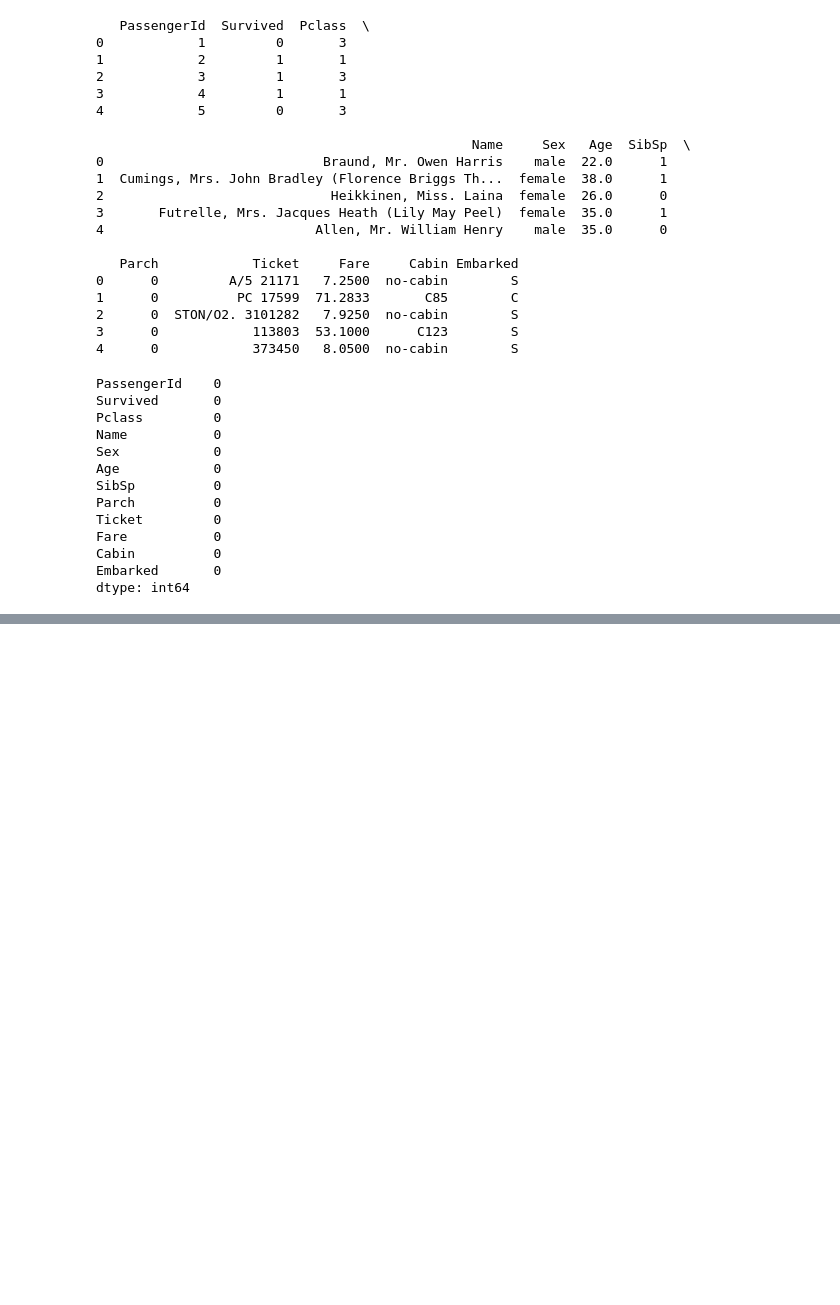
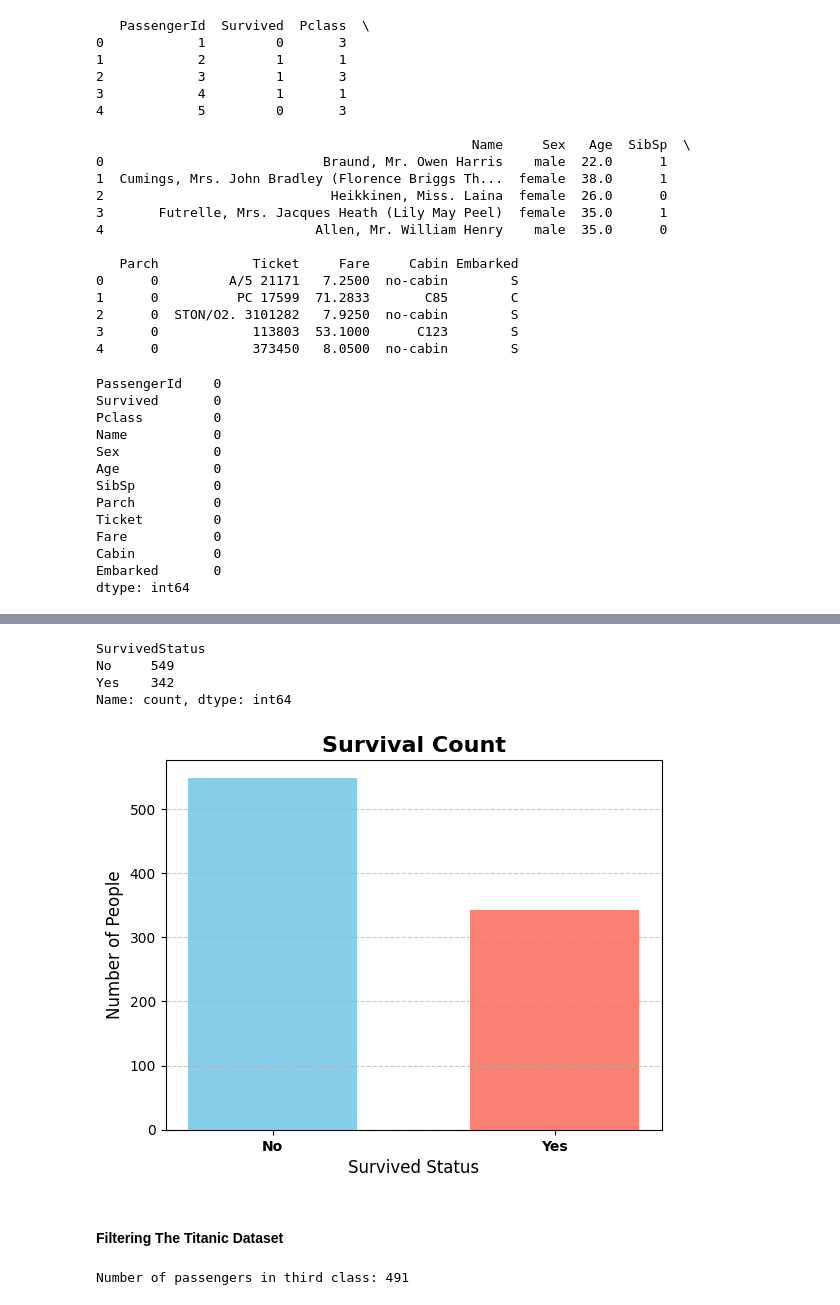
Before and after one commit to Raihana-Hashimi/AI-DataScience-Course-Assignments-, a Jupyter notebook: AI& Data Science Course Assignments/titanic_dataset_assignment.ipynb, the cells around one changed output, grey strips where cells are left out. Drawn from its saved outputs; the diff is of its cells as text; code cells hidden in the pictures; blank space fills up the shorter version.

Commit message:
Filtered and visualized the Titanic dataset

```diff
--- a/AI& Data Science Course Assignments/titanic_dataset_assignment.ipynb
+++ b/AI& Data Science Course Assignments/titanic_dataset_assignment.ipynb
@@ -149,0 +153,6 @@ dtype: int64
+# %%
+#Creating a new column named SurvivedStatus, with the values "No" for 0 and "Yes" for 1 in the Survived column.
+#This improves readability,making the data easier to interpret, and is useful for filtering, counting, and visualizing survival rates.
+
+data['SurvivedStatus'] = data['Survived'].map({0: 'No', 1: 'Yes'})
+print(data.head())
@@ -149,0 +180,31 @@ dtype: int64
+# %%
+#Showing how many people survived and how many didn't using the 'SurvivedStatus' column
+survival_counts = data['SurvivedStatus'].value_counts()
+print(survival_counts)
+# %% [output]
+SurvivedStatus
+No     549
+Yes    342
+Name: count, dtype: int64
+# %%
+#Creating the bar plot to show the count of people who survived and those who didn't
+plt.bar(survival_counts.index, survival_counts.values, color=['skyblue', 'salmon'], width=0.6)
+plt.title("Survival Count", fontsize=16, fontweight='bold')
+plt.xlabel("Survived Status", fontsize=12)
+plt.ylabel("Number of People", fontsize=12)
+plt.xticks(fontsize=10, fontweight='bold')
+plt.yticks(fontsize=10)
+plt.grid(axis='y', linestyle='--', alpha=0.7)
+plt.show()
+# %% [output]
+[figure, added]
+# %% [markdown]
+#### Filtering The Titanic Dataset
+# %%
+# Filter the DataFrame for passengers in third class
+third_class_passengers = data[data['Pclass'] == 3]
+# Count the number of passengers in third class
+third_class_count = len(third_class_passengers)
+print("Number of passengers in third class:", third_class_count)
+# %% [output]
+Number of passengers in third class: 491
```
Also changed, not shown: parts of 13 cells of this notebook.
